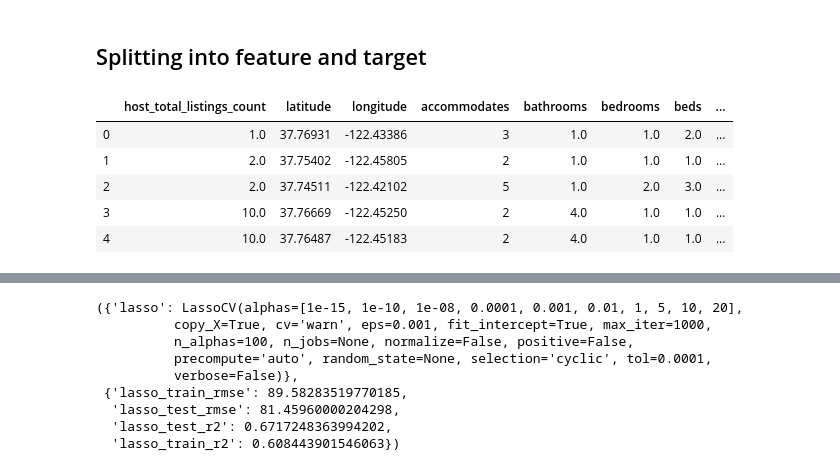
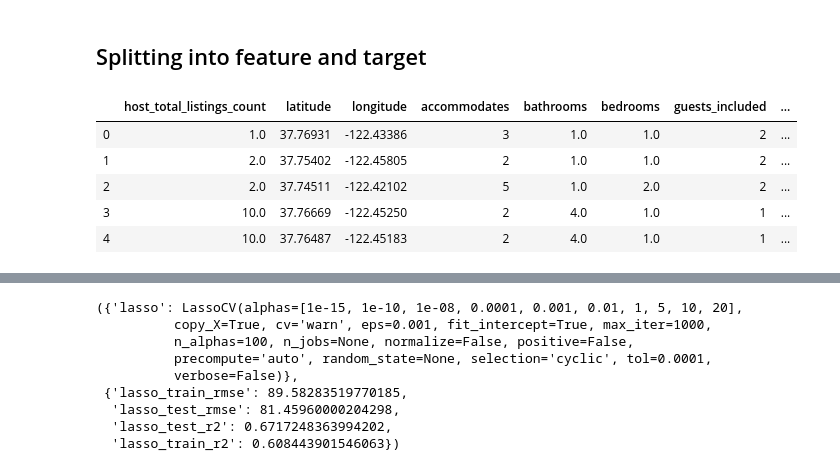
Before and after one commit to CaryMosley/Mod2Project, a Jupyter notebook: AirbnbFeatureEngFunction.ipynb, the cells around one changed output, grey strips where cells are left out. Drawn from its saved outputs; the diff is of its cells as text; code cells hidden in the pictures.

```diff
--- a/AirbnbFeatureEngFunction.ipynb
+++ b/AirbnbFeatureEngFunction.ipynb
@@ -34,6 +34,12 @@ plt.style.use('seaborn')
 pd.set_option('display.max_columns', 300)
 # %%
 df = pd.read_csv('list_working.csv',index_col=0)
+test = pd.read_csv('final.csv',index_col=0)
+# %%
+dummies_prop = pd.get_dummies(test['property_type'], drop_first=True)
+dummies_room= pd.get_dummies(test['room_type'], drop_first=True)
+test = pd.concat([test, dummies_room, dummies_prop],axis=1)
+test.drop(['property_type','room_type'],axis = 1,inplace = True)
 # %%
 %run -i 'MakeModel.py'
 %run -i 'MakeModels2.py'
@@ -67,30 +85,50 @@ Index(['host_response_rate', 'host_is_superhost', 'host_total_listings_count',
 # %%
 df_tgt = df.price
 df_feat2 = df[['host_response_rate', 'host_is_superhost', 'host_total_listings_count',
        'latitude', 'longitude', 'accommodates', 'bathrooms', 'bedrooms',
        'beds', 'guests_included', 'extra_people', 'minimum_nights',
        'number_of_reviews', 'review_scores_rating', 'instant_bookable',
        'room_Private room','prop_Condominium', 'prop_Guest suite', 'prop_House']]
 df_feat2.head()
+#dropping host response rate
 df_feat3 = df[['host_is_superhost', 'host_total_listings_count',
        'latitude', 'longitude', 'accommodates', 'bathrooms', 'bedrooms',
        'beds', 'guests_included', 'extra_people', 'minimum_nights',
        'number_of_reviews', 'review_scores_rating', 'instant_bookable',
        'room_Private room','prop_Condominium', 'prop_Guest suite', 'prop_House']]
 df_feat3.head()
+#dropping superhost and instant booking
 df_feat4 = df[['host_total_listings_count',
        'latitude', 'longitude', 'accommodates', 'bathrooms', 'bedrooms',
        'beds', 'guests_included', 'extra_people', 'minimum_nights',
        'number_of_reviews', 'review_scores_rating',
        'room_Private room','prop_Condominium', 'prop_Guest suite', 'prop_House']]
 df_feat4.head()
+#dropping extra people cost
+df_feat5 = df[['host_total_listings_count',
+       'latitude', 'longitude', 'accommodates', 'bathrooms', 'bedrooms',
+       'beds', 'guests_included', 'minimum_nights',
+       'number_of_reviews', 'review_scores_rating',
+       'room_Private room','prop_Condominium', 'prop_Guest suite', 'prop_House']]
+test_feat2 = test[['host_total_listings_count','neighbourhood_cleansed', 'accommodates', 'bathrooms', 'bedrooms',
+       'beds', 'guests_included', 'minimum_nights',
+       'number_of_reviews', 'review_scores_rating',
+       'Private room','Condominium', 'Guest suite', 'House']]
+df_feat5.head()
+#dropping beds
+df_feat6 = df[['host_total_listings_count',
+       'latitude', 'longitude', 'accommodates', 'bathrooms', 'bedrooms',
+    'guests_included', 'minimum_nights',
+       'number_of_reviews', 'review_scores_rating',
+       'room_Private room','prop_Condominium', 'prop_Guest suite', 'prop_House']]
+df_feat6.head()
 # %% [output]
-|  | host_total_listings_count | latitude | longitude | accommodates | bathrooms | bedrooms | beds | ... |
-| 0 | 1.0 | 37.76931 | -122.43386 | 3 | 1.0 | 1.0 | 2.0 | ... |
-| 1 | 2.0 | 37.75402 | -122.45805 | 2 | 1.0 | 1.0 | 1.0 | ... |
-| 2 | 2.0 | 37.74511 | -122.42102 | 5 | 1.0 | 2.0 | 3.0 | ... |
-| 3 | 10.0 | 37.76669 | -122.45250 | 2 | 4.0 | 1.0 | 1.0 | ... |
-| 4 | 10.0 | 37.76487 | -122.45183 | 2 | 4.0 | 1.0 | 1.0 | ... |
+|  | host_total_listings_count | latitude | longitude | accommodates | bathrooms | bedrooms | guests_included | ... |
+| 0 | 1.0 | 37.76931 | -122.43386 | 3 | 1.0 | 1.0 | 2 | ... |
+| 1 | 2.0 | 37.75402 | -122.45805 | 2 | 1.0 | 1.0 | 2 | ... |
+| 2 | 2.0 | 37.74511 | -122.42102 | 5 | 1.0 | 2.0 | 2 | ... |
+| 3 | 10.0 | 37.76669 | -122.45250 | 2 | 4.0 | 1.0 | 1 | ... |
+| 4 | 10.0 | 37.76487 | -122.45183 | 2 | 4.0 | 1.0 | 1 | ... |
 # %%
 
 make_models(df_feat2, df_tgt, num_iter=100, models=['ridge'], complexity='poly_intx', degree=2)
```
Also changed, not shown: parts of 14 cells of this notebook.
